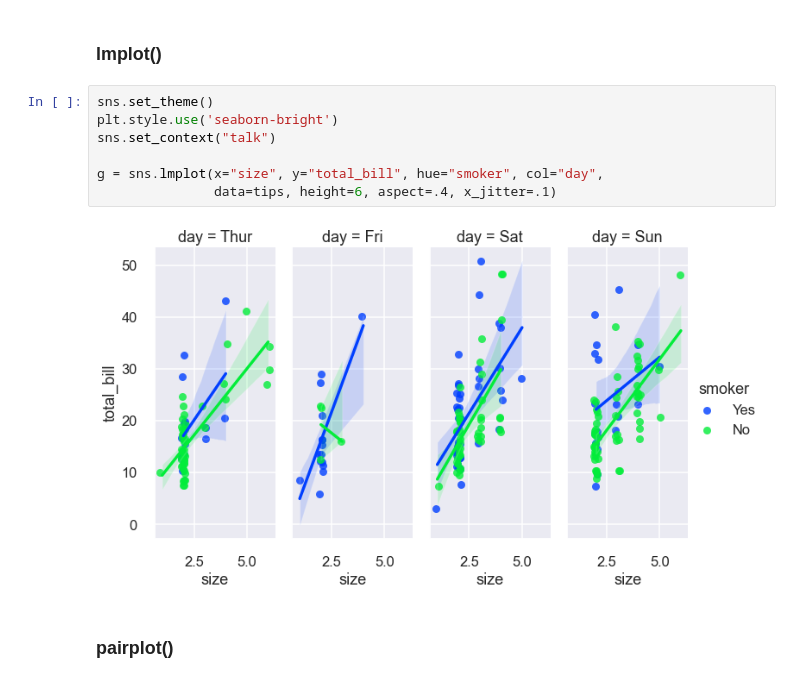
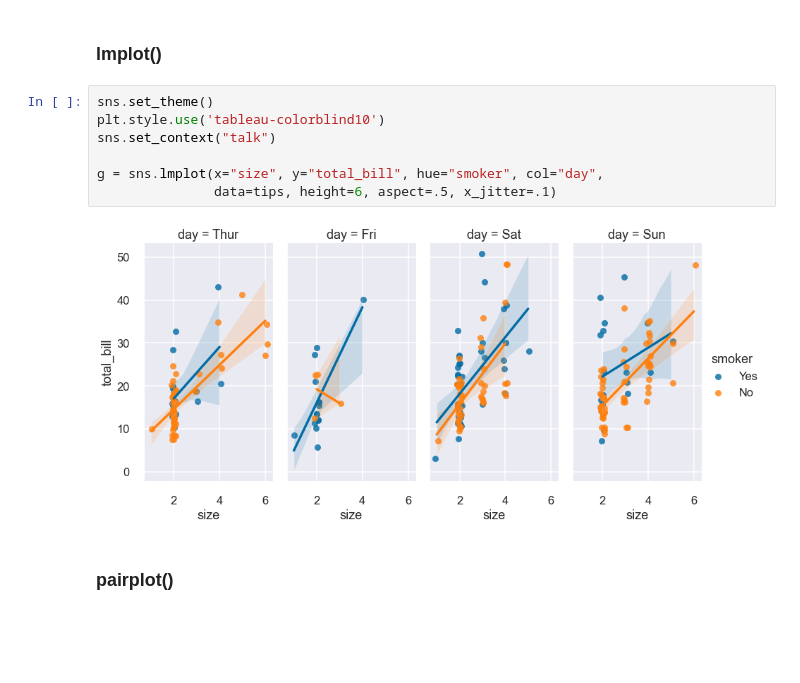
Before and after one commit to skacem/TIL, a Jupyter notebook: advanced_seaborn.ipynb, the cells around one changed output. Saved outputs shown, nothing was run; the diff lists cells and outputs as text; blank space fills up the shorter version.

```diff
--- a/advanced_seaborn.ipynb
+++ b/advanced_seaborn.ipynb
@@ -318,13 +317,13 @@ seaborn.axisgrid.FacetGrid
 ### lmplot()
 # %%
 sns.set_theme()
-plt.style.use('seaborn-bright')
+plt.style.use('tableau-colorblind10')
 sns.set_context("talk")
 
 g = sns.lmplot(x="size", y="total_bill", hue="smoker", col="day",
-               data=tips, height=6, aspect=.4, x_jitter=.1)
+               data=tips, height=6, aspect=.5, x_jitter=.1)
 # %% [output]
-[figure, old version]
+[figure, new version]
 # %% [markdown]
 ### pairplot()
 # %%
```
Also changed, not shown: parts of 1 cell of this notebook.
